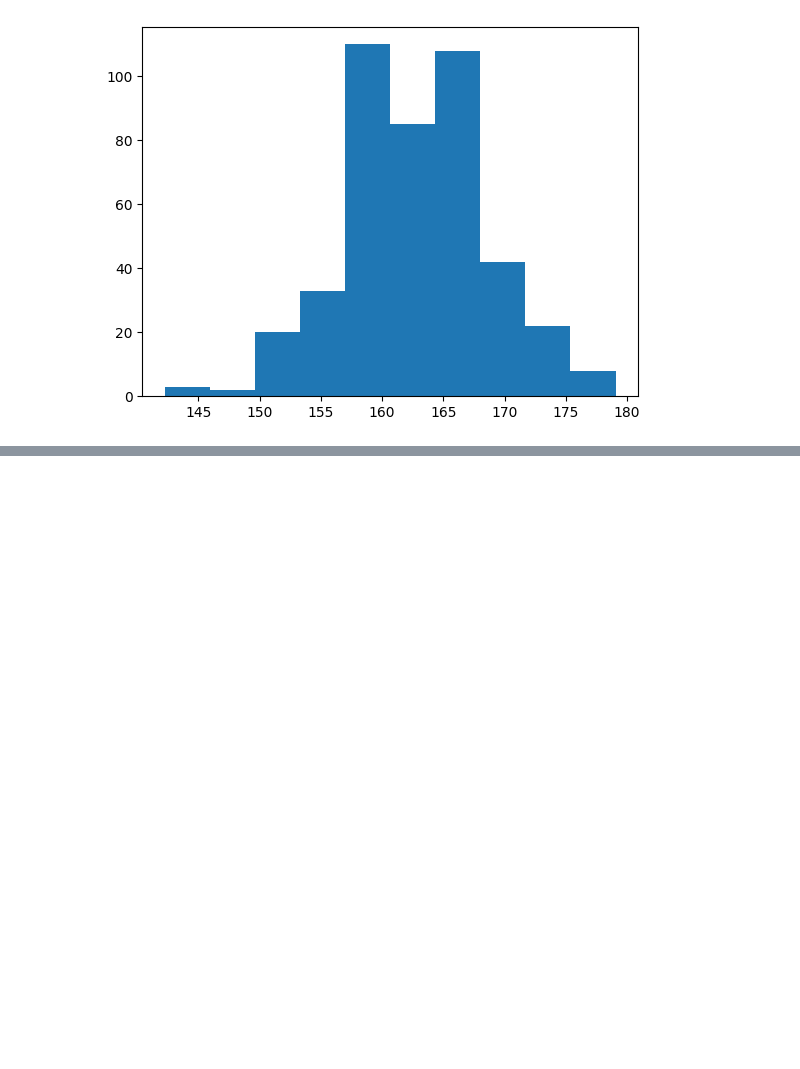
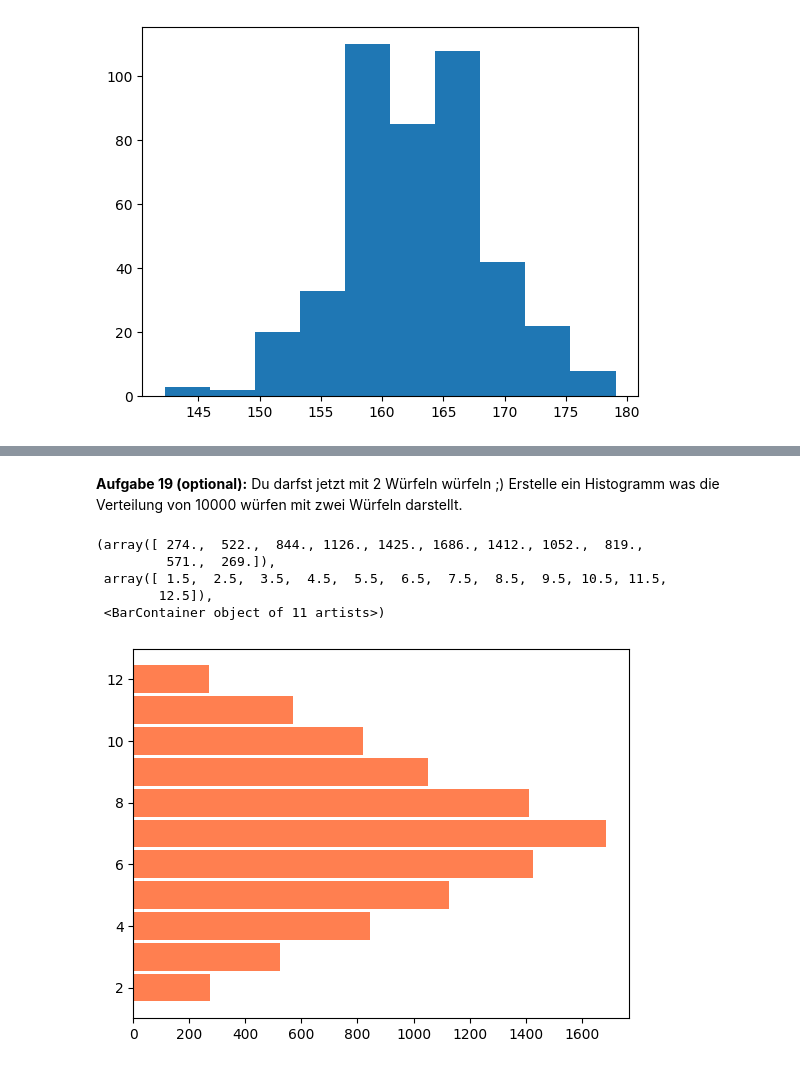
Before and after one commit to PatriziaSchoch/data_visualisation_course, a Jupyter notebook: tutoral_2-solution.ipynb, the cells around one changed output, grey strips where cells are left out. Drawn from its saved outputs; the diff is of its cells as text; code cells hidden in the pictures; blank space fills up the shorter version.

```diff
--- a/tutoral_2-solution.ipynb
+++ b/tutoral_2-solution.ipynb
@@ -194,0 +251,15 @@ plt.hist(daten_mädchen.kind, bins=bins);
+# %% [markdown]
+**Aufgabe 19 (optional):** Du darfst jetzt mit 2 Würfeln würfeln ;) Erstelle ein Histogramm was die Verteilung von 10000 würfen mit zwei Würfeln darstellt.
+# %%
+würfel1 = np.random.randint(1,7,10000)
+würfel2 = np.random.randint(1,7,10000)
+ergebnis = würfel1 + würfel2
+
+plt.hist(ergebnis, bins=[1.5,2.5,3.5,4.5,5.5,6.5,7.5,8.5,9.5,10.5,11.5,12.5], orientation='horizontal', color='coral', rwidth=0.9)
+# %% [output]
+(array([ 274.,  522.,  844., 1126., 1425., 1686., 1412., 1052.,  819.,
+         571.,  269.]),
+ array([ 1.5,  2.5,  3.5,  4.5,  5.5,  6.5,  7.5,  8.5,  9.5, 10.5, 11.5,
+        12.5]),
+ <BarContainer object of 11 artists>)
+[figure, added]
```
Also changed, not shown: parts of 15 cells of this notebook, 1 other file.
